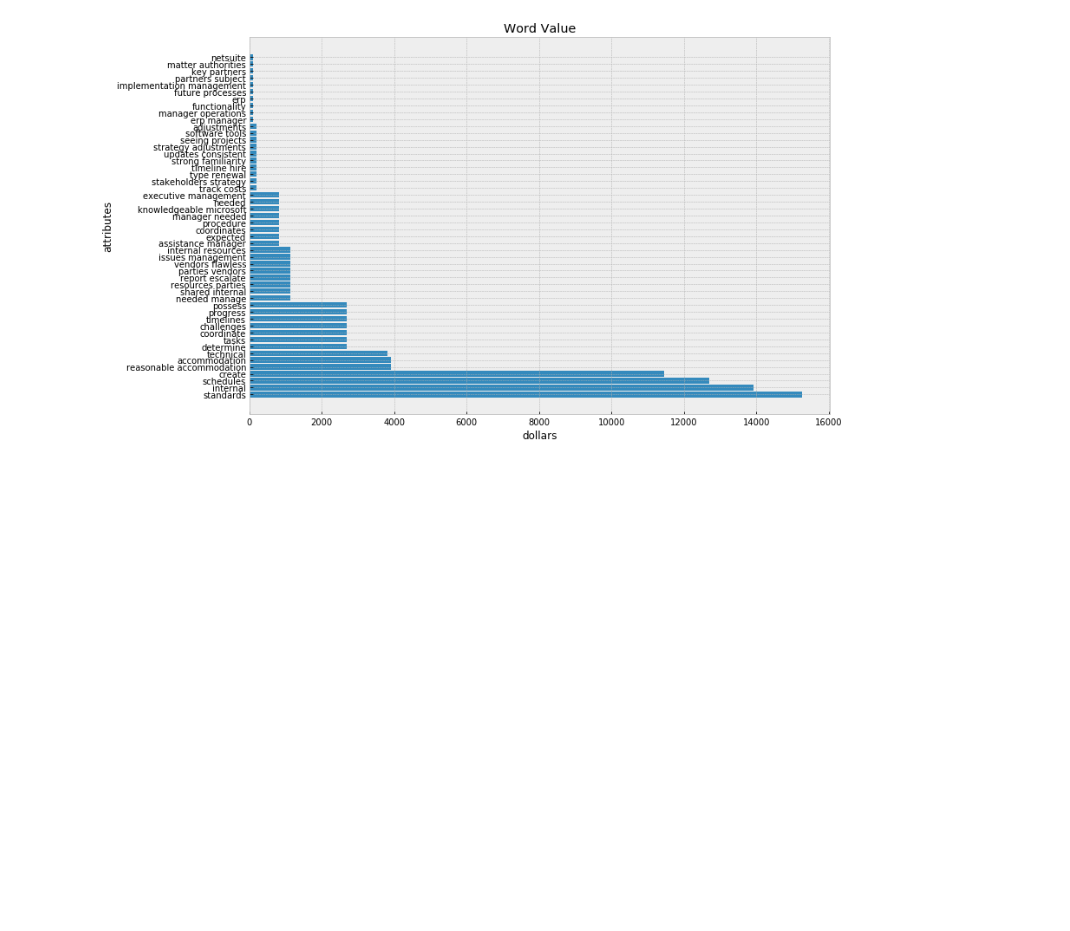
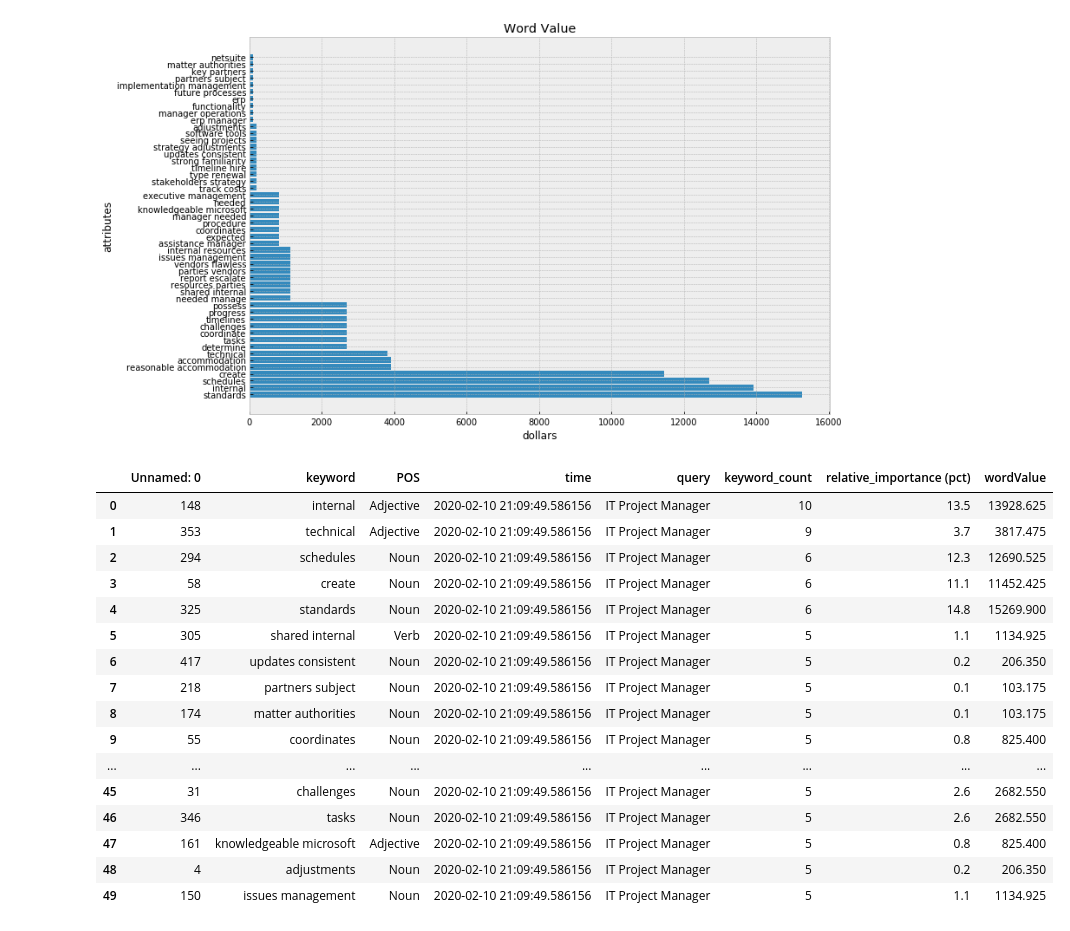
Before and after one commit to dmeyers83/TermEstimate, a Jupyter notebook: coinjoint.ipynb, the cells around one changed output. Drawn from its saved outputs; the diff is of its cells as text; code cells hidden in the pictures; blank space fills up the shorter version.

```diff
--- a/coinjoint.ipynb
+++ b/coinjoint.ipynb
@@ -442,3 +444,29 @@ plt.yticks(xbar, alt_data['attr'])
 plt.show()
 # %% [output]
 [figure]
+# %%
+alt_data.rename(columns={'attr': 'keyword'}, inplace=True)
+alt_data['wordValue'] = alt_data["relative_importance (pct)"] / 100 * tech_project_sal
+
+df_final = alt_data
+
+df_merge_col = pd.merge(keyword_summary_df, df_final, on='keyword')
+df_merge_col
+# %% [output]
+|  | Unnamed: 0 | keyword | POS | time | query | keyword_count | relative_importance (pct) | wordValue |
+| 0 | 148 | internal | Adjective | 2020-02-10 21:09:49.586156 | IT Project Manager | 10 | 13.5 | 13928.625 |
+| 1 | 353 | technical | Adjective | 2020-02-10 21:09:49.586156 | IT Project Manager | 9 | 3.7 | 3817.475 |
+| 2 | 294 | schedules | Noun | 2020-02-10 21:09:49.586156 | IT Project Manager | 6 | 12.3 | 12690.525 |
+| 3 | 58 | create | Noun | 2020-02-10 21:09:49.586156 | IT Project Manager | 6 | 11.1 | 11452.425 |
+| 4 | 325 | standards | Noun | 2020-02-10 21:09:49.586156 | IT Project Manager | 6 | 14.8 | 15269.900 |
+| 5 | 305 | shared internal | Verb | 2020-02-10 21:09:49.586156 | IT Project Manager | 5 | 1.1 | 1134.925 |
+| 6 | 417 | updates consistent | Noun | 2020-02-10 21:09:49.586156 | IT Project Manager | 5 | 0.2 | 206.350 |
+| 7 | 218 | partners subject | Noun | 2020-02-10 21:09:49.586156 | IT Project Manager | 5 | 0.1 | 103.175 |
+| 8 | 174 | matter authorities | Noun | 2020-02-10 21:09:49.586156 | IT Project Manager | 5 | 0.1 | 103.175 |
+| 9 | 55 | coordinates | Noun | 2020-02-10 21:09:49.586156 | IT Project Manager | 5 | 0.8 | 825.400 |
+| ... | ... | ... | ... | ... | ... | ... | ... | ... |
+| 45 | 31 | challenges | Noun | 2020-02-10 21:09:49.586156 | IT Project Manager | 5 | 2.6 | 2682.550 |
+| 46 | 346 | tasks | Noun | 2020-02-10 21:09:49.586156 | IT Project Manager | 5 | 2.6 | 2682.550 |
+| 47 | 161 | knowledgeable microsoft | Adjective | 2020-02-10 21:09:49.586156 | IT Project Manager | 5 | 0.8 | 825.400 |
+| 48 | 4 | adjustments | Noun | 2020-02-10 21:09:49.586156 | IT Project Manager | 5 | 0.2 | 206.350 |
+| 49 | 150 | issues management | Noun | 2020-02-10 21:09:49.586156 | IT Project Manager | 5 | 1.1 | 1134.925 |
```
Also changed, not shown: parts of 2 cells of this notebook, 6 other files.
